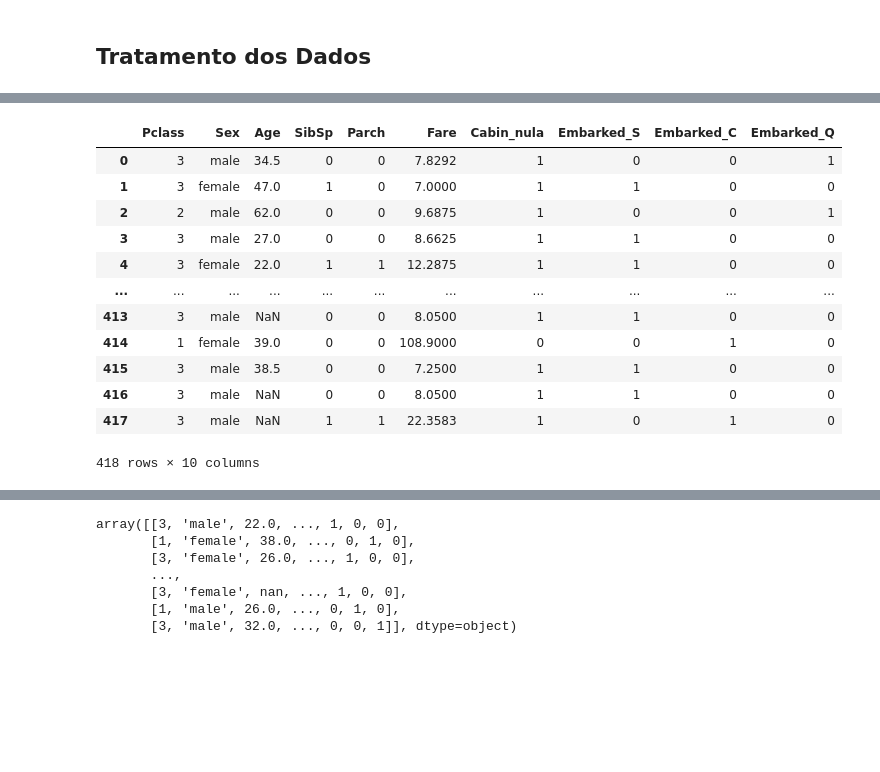
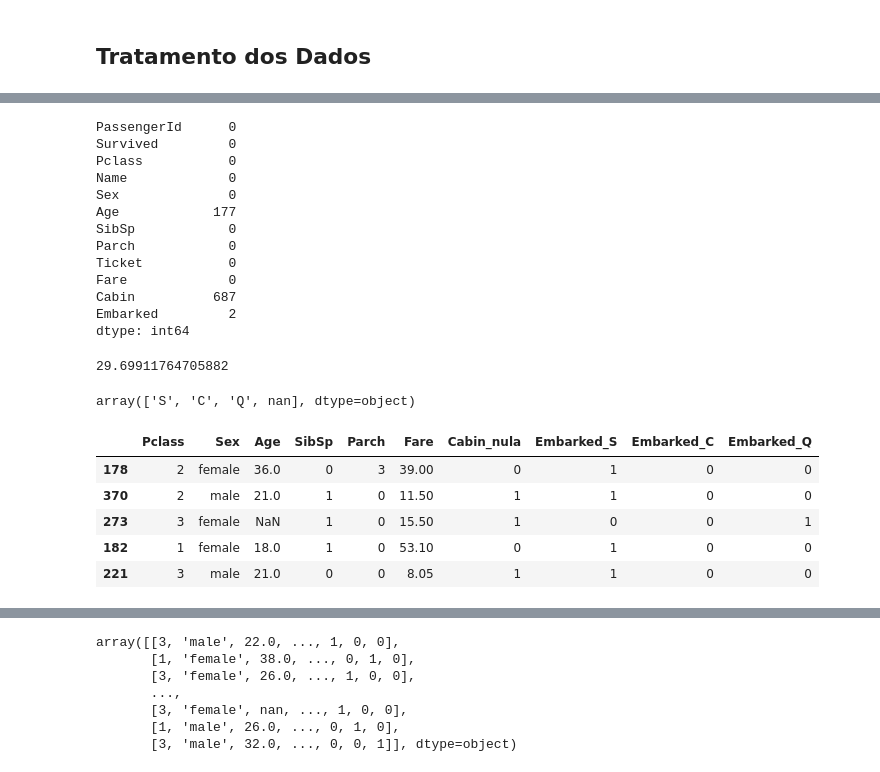
Before and after one commit to RafaelLopes01/titanic-kaggle, a Jupyter notebook: titanic-kaggle.ipynb, the cells around one changed output, grey strips where cells are left out. Saved outputs shown, nothing was run; the diff lists cells and outputs as text; code cells hidden in the pictures; blank space fills up the shorter version.

```diff
--- a/titanic-kaggle.ipynb
+++ b/titanic-kaggle.ipynb
@@ -36,0 +61,22 @@ train
+# %%
+# VERIFICANDO OS VALORES NULOS
+train.isnull().sum()
+# %% [output]
+PassengerId      0
+Survived         0
+Pclass           0
+Name             0
+Sex              0
+Age            177
+SibSp            0
+Parch            0
+Ticket           0
+Fare             0
+Cabin          687
+Embarked         2
+dtype: int64
+# %%
+# VERIFICANDO A MEDIA DAS IDADES
+train['Age'].mean()
+# %% [output]
+29.69911764705882
@@ -37,3 +87,8 @@ train
+# %%
+#VERIFICANDO OS VALORES UNICOS NA VARIAVEL 'Embarked'
+train['Embarked'].unique()
+# %% [output]
+array(['S', 'C', 'Q', nan], dtype=object)
 # %%
 # ADICIONANDO NOVAS VARIAVEIS NA BASE DE TREINO
 train['Embarked_S'] = (train['Embarked'] == 'S').astype(int)
@@ -55,20 +107,13 @@ variaveis_test = ['Pclass','Sex','Age','SibSp','Parch','Fare','Cabin_nula','Emba
 # %%
 # ATRIBUINDO AS VARIAVEIS PARA OS DATASETS.
 train = train[variaveis_treino]
 dados_test = test[variaveis_test]
-dados_test
+dados_test.sample(5)
 # %% [output]
 |  | Pclass | Sex | Age | SibSp | Parch | Fare | Cabin_nula | Embarked_S | Embarked_C | Embarked_Q |
-| 0 | 3 | male | 34.5 | 0 | 0 | 7.8292 | 1 | 0 | 0 | 1 |
-| 1 | 3 | female | 47.0 | 1 | 0 | 7.0000 | 1 | 1 | 0 | 0 |
-| 2 | 2 | male | 62.0 | 0 | 0 | 9.6875 | 1 | 0 | 0 | 1 |
-| 3 | 3 | male | 27.0 | 0 | 0 | 8.6625 | 1 | 1 | 0 | 0 |
-| 4 | 3 | female | 22.0 | 1 | 1 | 12.2875 | 1 | 1 | 0 | 0 |
-| ... | ... | ... | ... | ... | ... | ... | ... | ... | ... | ... |
-| 413 | 3 | male | NaN | 0 | 0 | 8.0500 | 1 | 1 | 0 | 0 |
-| 414 | 1 | female | 39.0 | 0 | 0 | 108.9000 | 0 | 0 | 1 | 0 |
-| 415 | 3 | male | 38.5 | 0 | 0 | 7.2500 | 1 | 1 | 0 | 0 |
-| 416 | 3 | male | NaN | 0 | 0 | 8.0500 | 1 | 1 | 0 | 0 |
-| 417 | 3 | male | NaN | 1 | 1 | 22.3583 | 1 | 0 | 1 | 0 |
+| 178 | 2 | female | 36.0 | 0 | 3 | 39.00 | 0 | 1 | 0 | 0 |
+| 370 | 2 | male | 21.0 | 1 | 0 | 11.50 | 1 | 1 | 0 | 0 |
+| 273 | 3 | female | NaN | 1 | 0 | 15.50 | 1 | 0 | 0 | 1 |
+| 182 | 1 | female | 18.0 | 1 | 0 | 53.10 | 0 | 1 | 0 | 0 |
+| 221 | 3 | male | 21.0 | 0 | 0 | 8.05 | 1 | 1 | 0 | 0 |
-418 rows × 10 columns
 # %%
```
Also changed, not shown: parts of 19 cells of this notebook.
